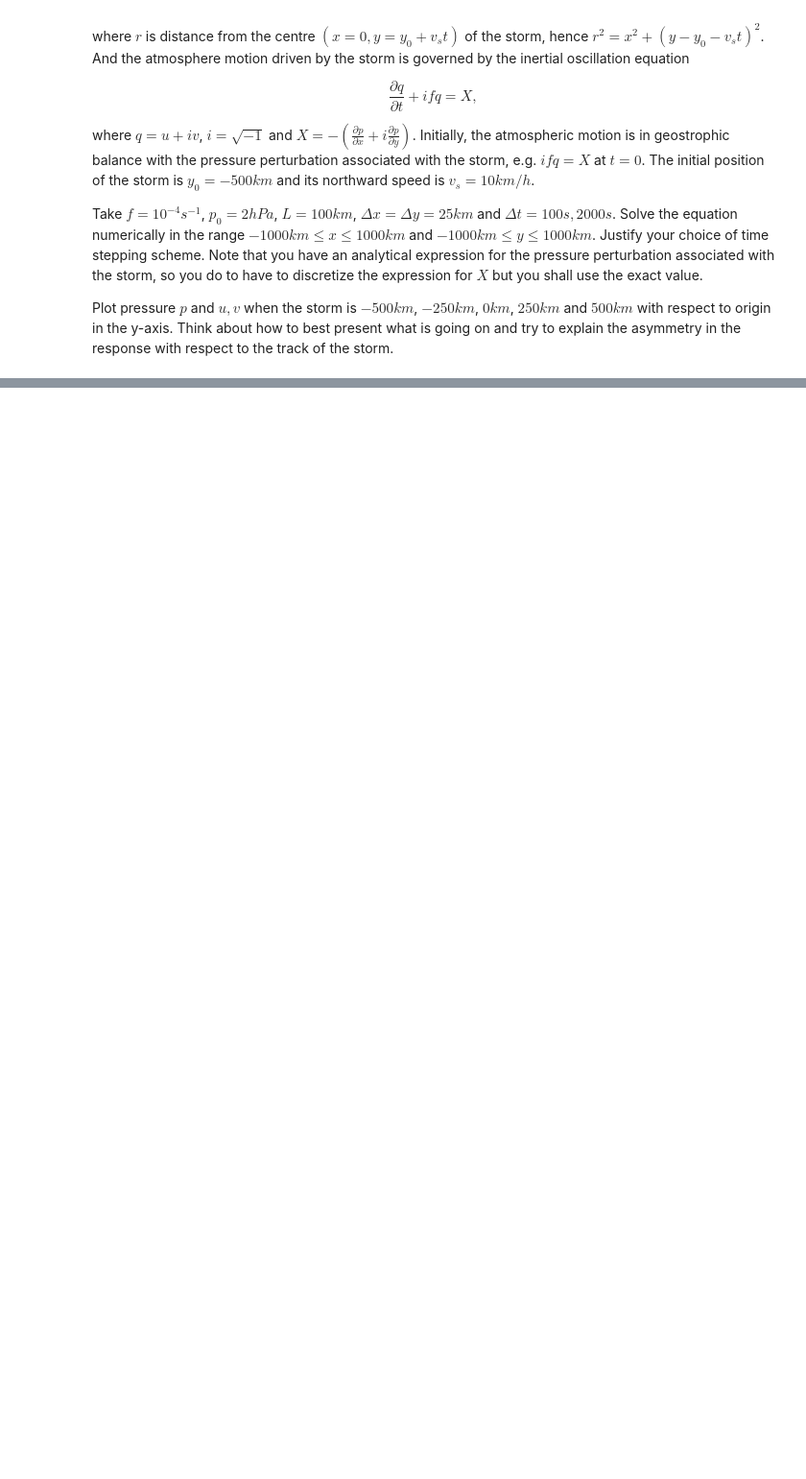
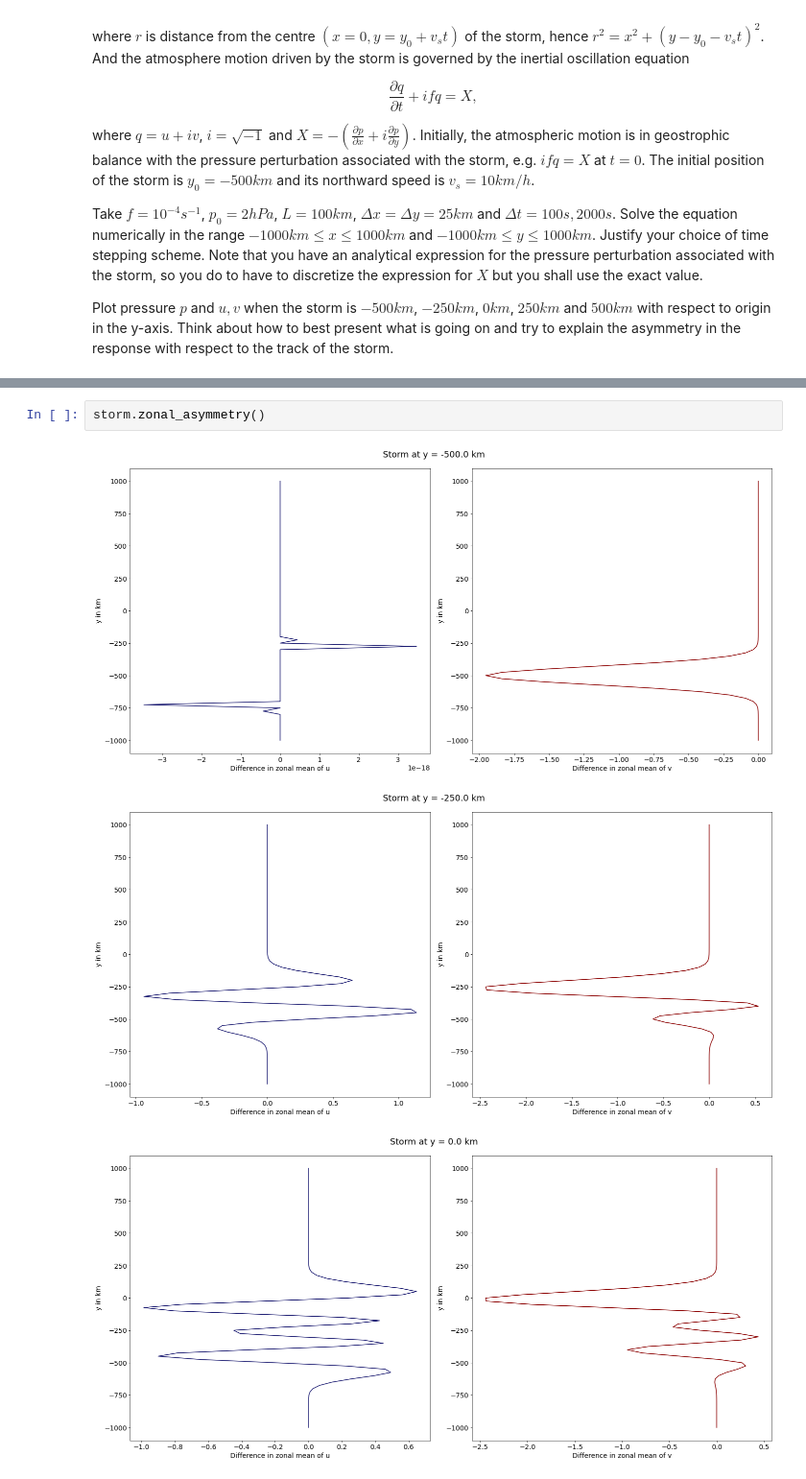
Before and after one commit to vopikamm/climNUM, a Jupyter notebook: Ex4/Exercise_04b_Inertial_Oscillations_by_a_moving_storm.ipynb, the cells around one changed output, grey strips where cells are left out. Shown at 96% size. Cells and saved outputs as stored; diff of their text form; blank space fills up the shorter version.

```diff
--- a/Ex4/Exercise_04b_Inertial_Oscillations_by_a_moving_storm.ipynb
+++ b/Ex4/Exercise_04b_Inertial_Oscillations_by_a_moving_storm.ipynb
@@ -21,0 +137,6 @@ Plot pressure $p$ and $u,v$ when the storm is $-500km$, $-250km$, $0km$, $250km$
+# %%
+storm.zonal_asymmetry()
+# %% [output]
+[figure, added]
+[figure, added]
+[figure, added]
```
Also changed, not shown: parts of 10 cells of this notebook, 1 other file.
